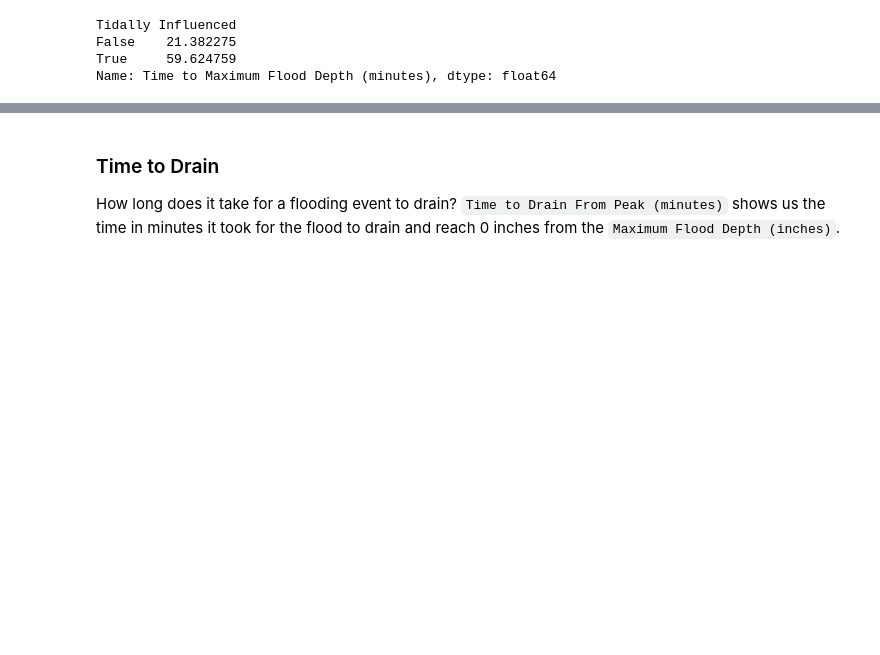
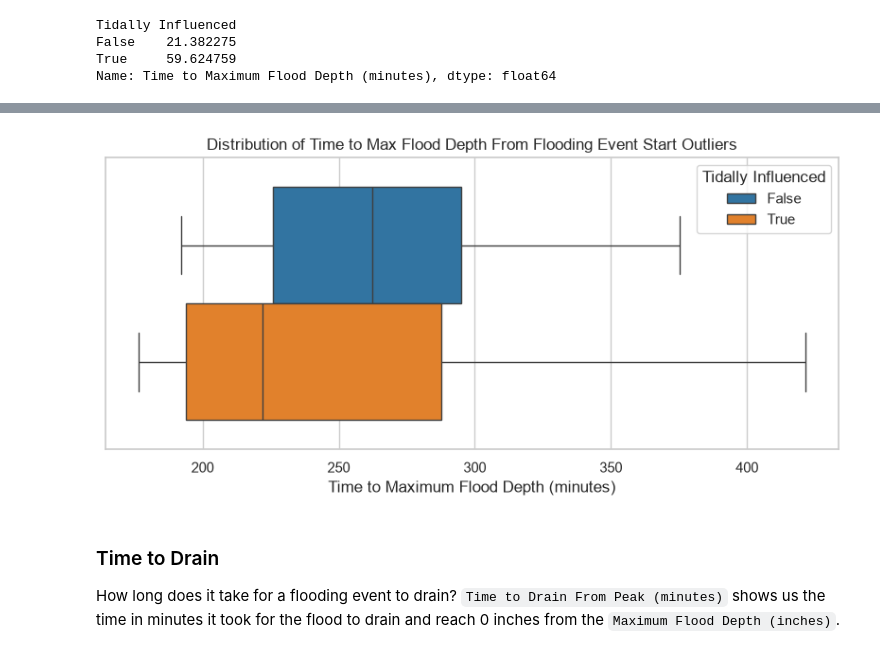
Before and after one commit to peterjakubowski/FloodNet-NYC-Street-Flooding, a Jupyter notebook: notebooks/floodnet_nyc_street_flooding.ipynb, the cells around one changed output, grey strips where cells are left out. Cells and saved outputs as stored; diff of their text form; code cells hidden in the pictures; blank space fills up the shorter version.

```diff
--- a/notebooks/floodnet_nyc_street_flooding.ipynb
+++ b/notebooks/floodnet_nyc_street_flooding.ipynb
@@ -534,3 +556,7 @@ Tidally Influenced
 False    21.382275
 True     59.624759
 Name: Time to Maximum Flood Depth (minutes), dtype: float64
+# %%
+# Inspect the outliers that were removed from `Time to Maximum Flood Depth (minutes)`
+time_to_max_flood_depth_outliers = df.loc[~df.index.isin(IQR_idx)]
+time_to_max_flood_depth_outliers.head()
@@ -537,3 +582,10 @@ Name: Time to Maximum Flood Depth (minutes), dtype: float64
+# %%
+plt.figure(figsize=(10,4))
+plt.title("Distribution of Time to Max Flood Depth From Flooding Event Start Outliers")
+sns.boxplot(data=time_to_max_flood_depth_outliers, x='Time to Maximum Flood Depth (minutes)', hue='Tidally Influenced', hue_order=[False, True], showfliers=False)
+plt.show()
+# %% [output]
+[figure, added]
 # %% [markdown]
 ### Time to Drain
 
```
Also changed, not shown: parts of 18 cells of this notebook.
